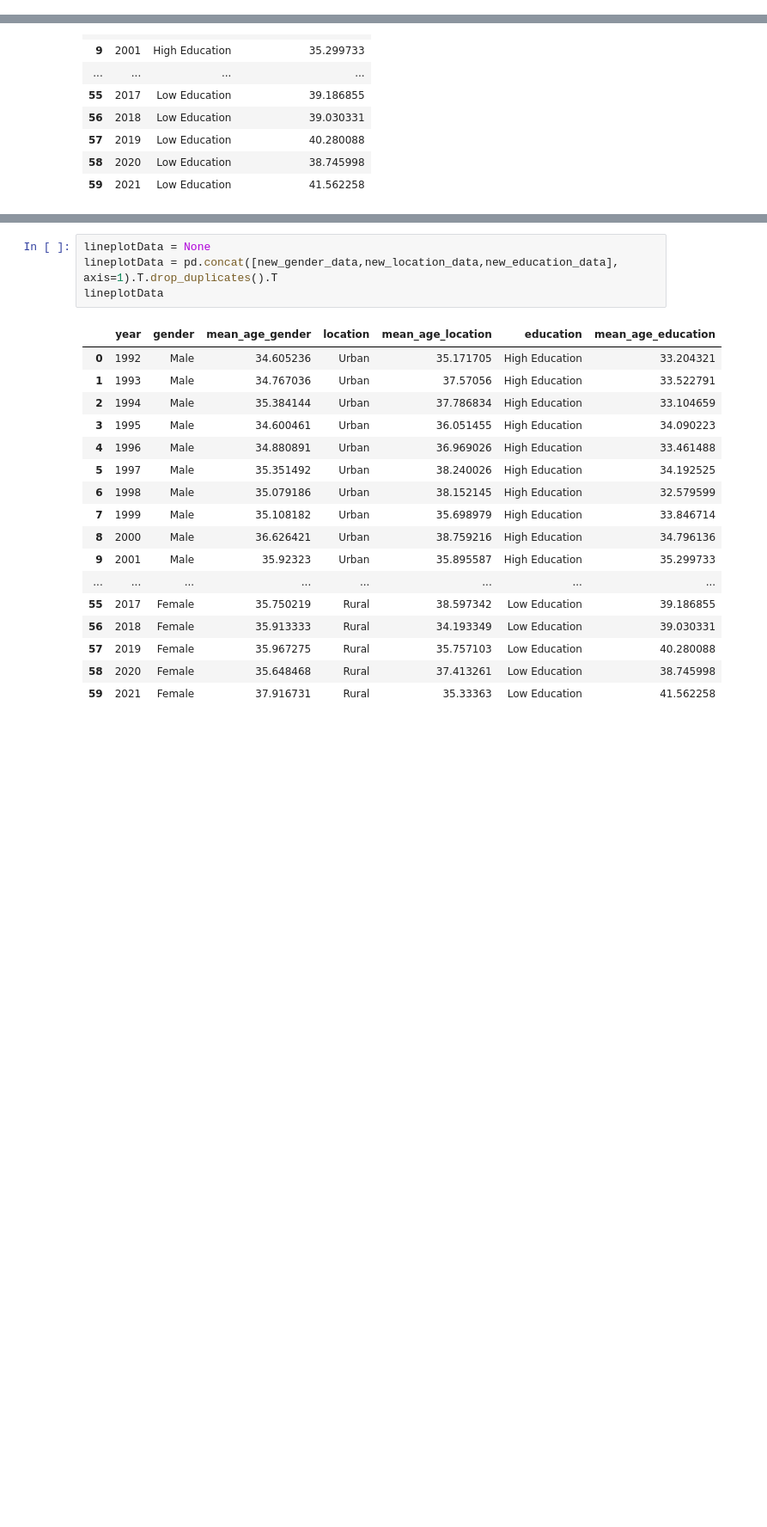
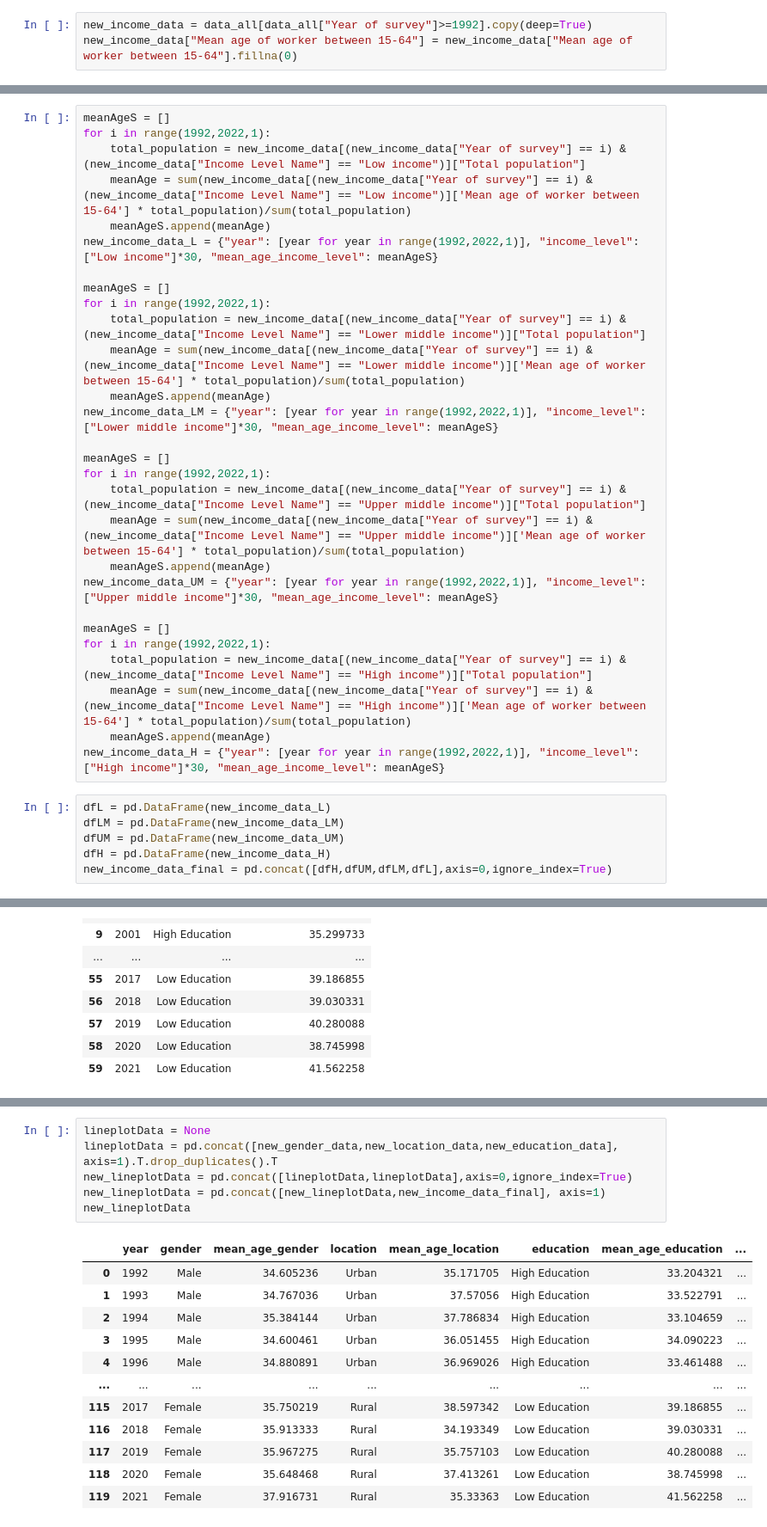
Before and after one commit to gnsJhenJie/NCU-Data-Visualization-Final, a Jupyter notebook: 108403523/data_preprocess/dataClean.ipynb, the cells around one changed output, grey strips where cells are left out. Shown at 86% size. Cells and saved outputs as stored; diff of their text form; blank space fills up the shorter version.

```diff
--- a/108403523/data_preprocess/dataClean.ipynb
+++ b/108403523/data_preprocess/dataClean.ipynb
@@ -66,3 +66,6 @@ data_EDU = pd.concat([data_HighEDU,data_LowEDU])
 data_EDU.reset_index(inplace=True)
 data_EDU.drop(['index'],axis=1,inplace=True)
 data_EDU.to_csv('dataset/join_database_education.csv')
+# %%
+new_income_data = data_all[data_all["Year of survey"]>=1992].copy(deep=True)
+new_income_data["Mean age of worker between 15-64"] = new_income_data["Mean age of worker between 15-64"].fillna(0)
@@ -68,0 +97,34 @@ data_EDU.to_csv('dataset/join_database_education.csv')
+# %%
+meanAgeS = []
+for i in range(1992,2022,1):
+    total_population = new_income_data[(new_income_data["Year of survey"] == i) & (new_income_data["Income Level Name"] == "Low income")]["Total population"]
+    meanAge = sum(new_income_data[(new_income_data["Year of survey"] == i) & (new_income_data["Income Level Name"] == "Low income")]['Mean age of worker between 15-64'] * total_population)/sum(total_population)
+    meanAgeS.append(meanAge)
+new_income_data_L = {"year": [year for year in range(1992,2022,1)], "income_level": ["Low income"]*30, "mean_age_income_level": meanAgeS}
+
+meanAgeS = []
+for i in range(1992,2022,1):
+    total_population = new_income_data[(new_income_data["Year of survey"] == i) & (new_income_data["Income Level Name"] == "Lower middle income")]["Total population"]
+    meanAge = sum(new_income_data[(new_income_data["Year of survey"] == i) & (new_income_data["Income Level Name"] == "Lower middle income")]['Mean age of worker between 15-64'] * total_population)/sum(total_population)
+    meanAgeS.append(meanAge)
+new_income_data_LM = {"year": [year for year in range(1992,2022,1)], "income_level": ["Lower middle income"]*30, "mean_age_income_level": meanAgeS}
+
+meanAgeS = []
+for i in range(1992,2022,1):
+    total_population = new_income_data[(new_income_data["Year of survey"] == i) & (new_income_data["Income Level Name"] == "Upper middle income")]["Total population"]
+    meanAge = sum(new_income_data[(new_income_data["Year of survey"] == i) & (new_income_data["Income Level Name"] == "Upper middle income")]['Mean age of worker between 15-64'] * total_population)/sum(total_population)
+    meanAgeS.append(meanAge)
+new_income_data_UM = {"year": [year for year in range(1992,2022,1)], "income_level": ["Upper middle income"]*30, "mean_age_income_level": meanAgeS}
+
+meanAgeS = []
+for i in range(1992,2022,1):
+    total_population = new_income_data[(new_income_data["Year of survey"] == i) & (new_income_data["Income Level Name"] == "High income")]["Total population"]
+    meanAge = sum(new_income_data[(new_income_data["Year of survey"] == i) & (new_income_data["Income Level Name"] == "High income")]['Mean age of worker between 15-64'] * total_population)/sum(total_population)
+    meanAgeS.append(meanAge)
+new_income_data_H = {"year": [year for year in range(1992,2022,1)], "income_level": ["High income"]*30, "mean_age_income_level": meanAgeS}
+# %%
+dfL = pd.DataFrame(new_income_data_L)
+dfLM = pd.DataFrame(new_income_data_LM)
+dfUM = pd.DataFrame(new_income_data_UM)
+dfH = pd.DataFrame(new_income_data_H)
+new_income_data_final = pd.concat([dfH,dfUM,dfLM,dfL],axis=0,ignore_index=True)
@@ -277,22 +368,19 @@ new_education_data
 # %%
 lineplotData = None
 lineplotData = pd.concat([new_gender_data,new_location_data,new_education_data], axis=1).T.drop_duplicates().T
-lineplotData
+new_lineplotData = pd.concat([lineplotData,lineplotData],axis=0,ignore_index=True)
+new_lineplotData = pd.concat([new_lineplotData,new_income_data_final], axis=1)
+new_lineplotData
 # %% [output]
-|  | year | gender | mean_age_gender | location | mean_age_location | education | mean_age_education |
-| 0 | 1992 | Male | 34.605236 | Urban | 35.171705 | High Education | 33.204321 |
-| 1 | 1993 | Male | 34.767036 | Urban | 37.57056 | High Education | 33.522791 |
-| 2 | 1994 | Male | 35.384144 | Urban | 37.786834 | High Education | 33.104659 |
-| 3 | 1995 | Male | 34.600461 | Urban | 36.051455 | High Education | 34.090223 |
-| 4 | 1996 | Male | 34.880891 | Urban | 36.969026 | High Education | 33.461488 |
-| 5 | 1997 | Male | 35.351492 | Urban | 38.240026 | High Education | 34.192525 |
-| 6 | 1998 | Male | 35.079186 | Urban | 38.152145 | High Education | 32.579599 |
-| 7 | 1999 | Male | 35.108182 | Urban | 35.698979 | High Education | 33.846714 |
-| 8 | 2000 | Male | 36.626421 | Urban | 38.759216 | High Education | 34.796136 |
-| 9 | 2001 | Male | 35.92323 | Urban | 35.895587 | High Education | 35.299733 |
-| ... | ... | ... | ... | ... | ... | ... | ... |
-| 55 | 2017 | Female | 35.750219 | Rural | 38.597342 | Low Education | 39.186855 |
-| 56 | 2018 | Female | 35.913333 | Rural | 34.193349 | Low Education | 39.030331 |
-| 57 | 2019 | Female | 35.967275 | Rural | 35.757103 | Low Education | 40.280088 |
-| 58 | 2020 | Female | 35.648468 | Rural | 37.413261 | Low Education | 38.745998 |
-| 59 | 2021 | Female | 37.916731 | Rural | 35.33363 | Low Education | 41.562258 |
+|  | year | gender | mean_age_gender | location | mean_age_location | education | mean_age_education | ... |
+| 0 | 1992 | Male | 34.605236 | Urban | 35.171705 | High Education | 33.204321 | ... |
+| 1 | 1993 | Male | 34.767036 | Urban | 37.57056 | High Education | 33.522791 | ... |
+| 2 | 1994 | Male | 35.384144 | Urban | 37.786834 | High Education | 33.104659 | ... |
+| 3 | 1995 | Male | 34.600461 | Urban | 36.051455 | High Education | 34.090223 | ... |
+| 4 | 1996 | Male | 34.880891 | Urban | 36.969026 | High Education | 33.461488 | ... |
+| ... | ... | ... | ... | ... | ... | ... | ... | ... |
+| 115 | 2017 | Female | 35.750219 | Rural | 38.597342 | Low Education | 39.186855 | ... |
+| 116 | 2018 | Female | 35.913333 | Rural | 34.193349 | Low Education | 39.030331 | ... |
+| 117 | 2019 | Female | 35.967275 | Rural | 35.757103 | Low Education | 40.280088 | ... |
+| 118 | 2020 | Female | 35.648468 | Rural | 37.413261 | Low Education | 38.745998 | ... |
+| 119 | 2021 | Female | 37.916731 | Rural | 35.33363 | Low Education | 41.562258 | ... |
```
Also changed, not shown: parts of 9 cells of this notebook, 8 other files.
